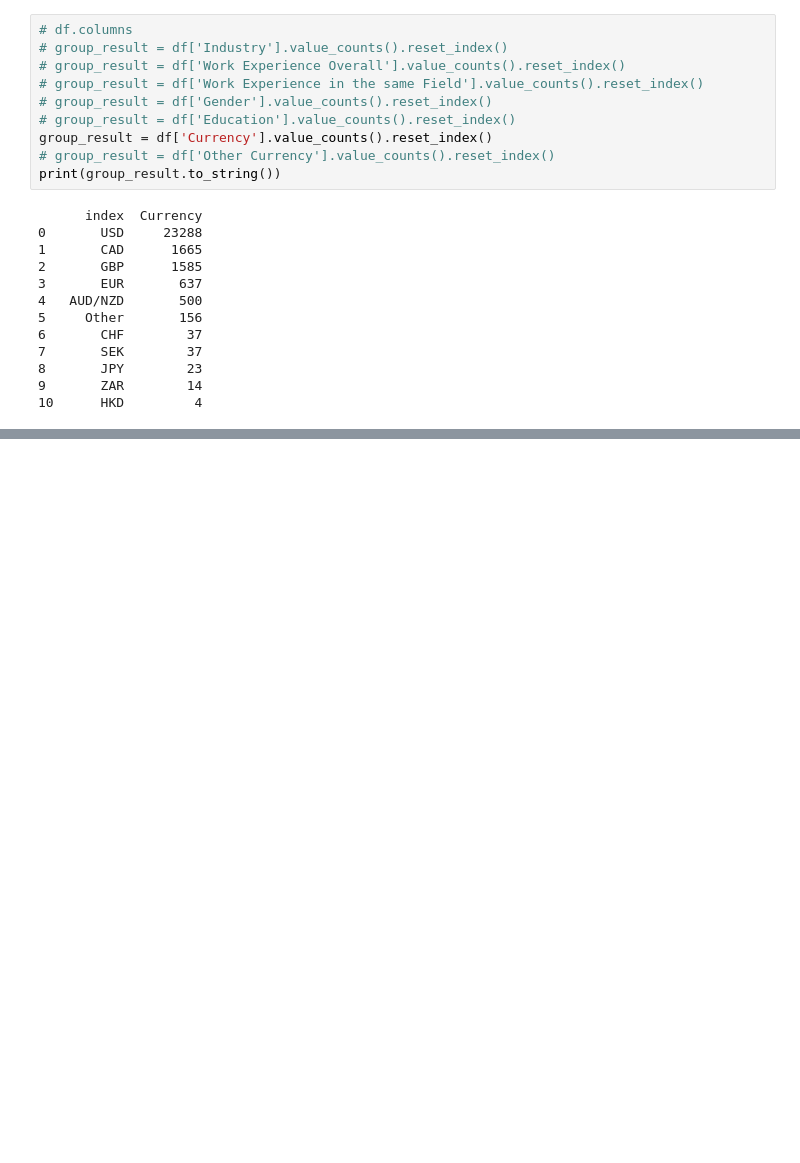
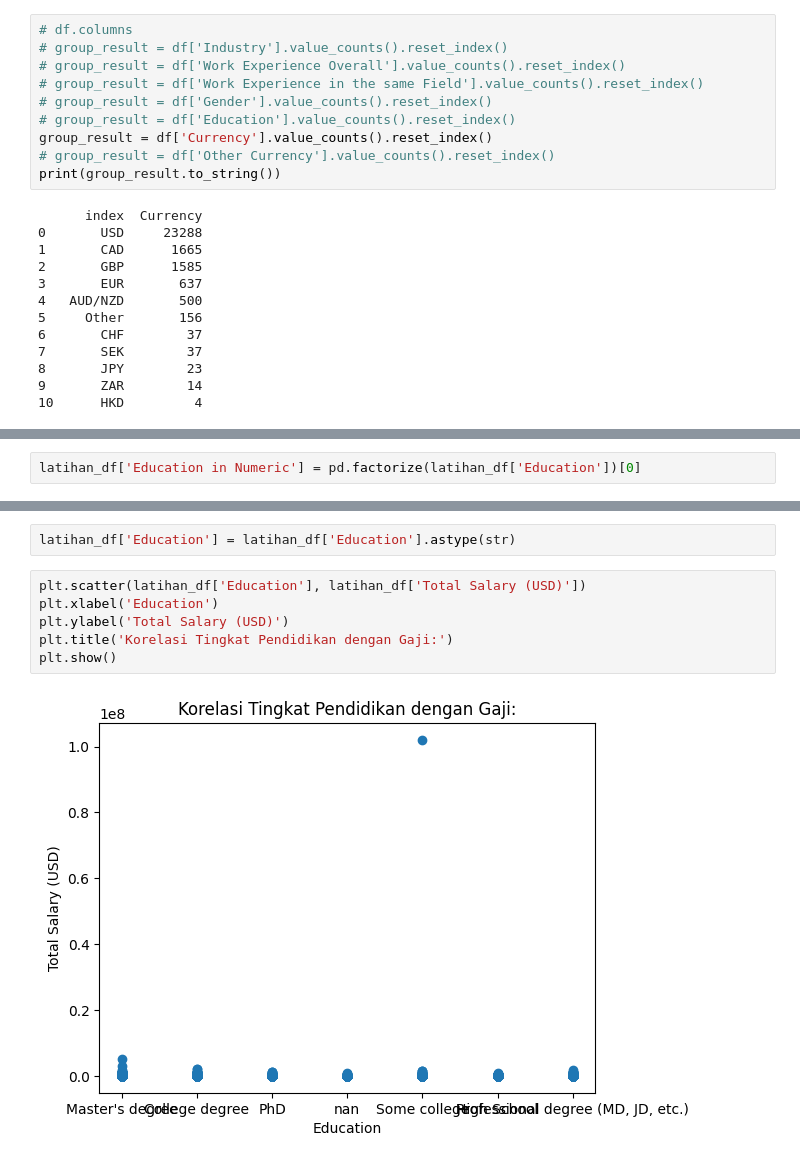
Before and after one commit to CleonKalea/Foundation-of-Data-Science, a Jupyter notebook: Tugas 1/Latihan.ipynb, the cells around one changed output, grey strips where cells are left out. Drawn from its saved outputs; the diff is of its cells as text; blank space fills up the shorter version.

```diff
--- a/Tugas 1/Latihan.ipynb
+++ b/Tugas 1/Latihan.ipynb
@@ -243,0 +336,2 @@ print(df.loc[8739, 'Total Salary'])
+# %%
+latihan_df['Education in Numeric'] = pd.factorize(latihan_df['Education'])[0]
@@ -243,0 +343,10 @@ print(df.loc[8739, 'Total Salary'])
+# %%
+latihan_df['Education'] = latihan_df['Education'].astype(str)
+# %%
+plt.scatter(latihan_df['Education'], latihan_df['Total Salary (USD)'])
+plt.xlabel('Education')
+plt.ylabel('Total Salary (USD)')
+plt.title('Korelasi Tingkat Pendidikan dengan Gaji:')
+plt.show()
+# %% [output]
+[figure, added]
```
Also changed, not shown: parts of 24 cells of this notebook.
